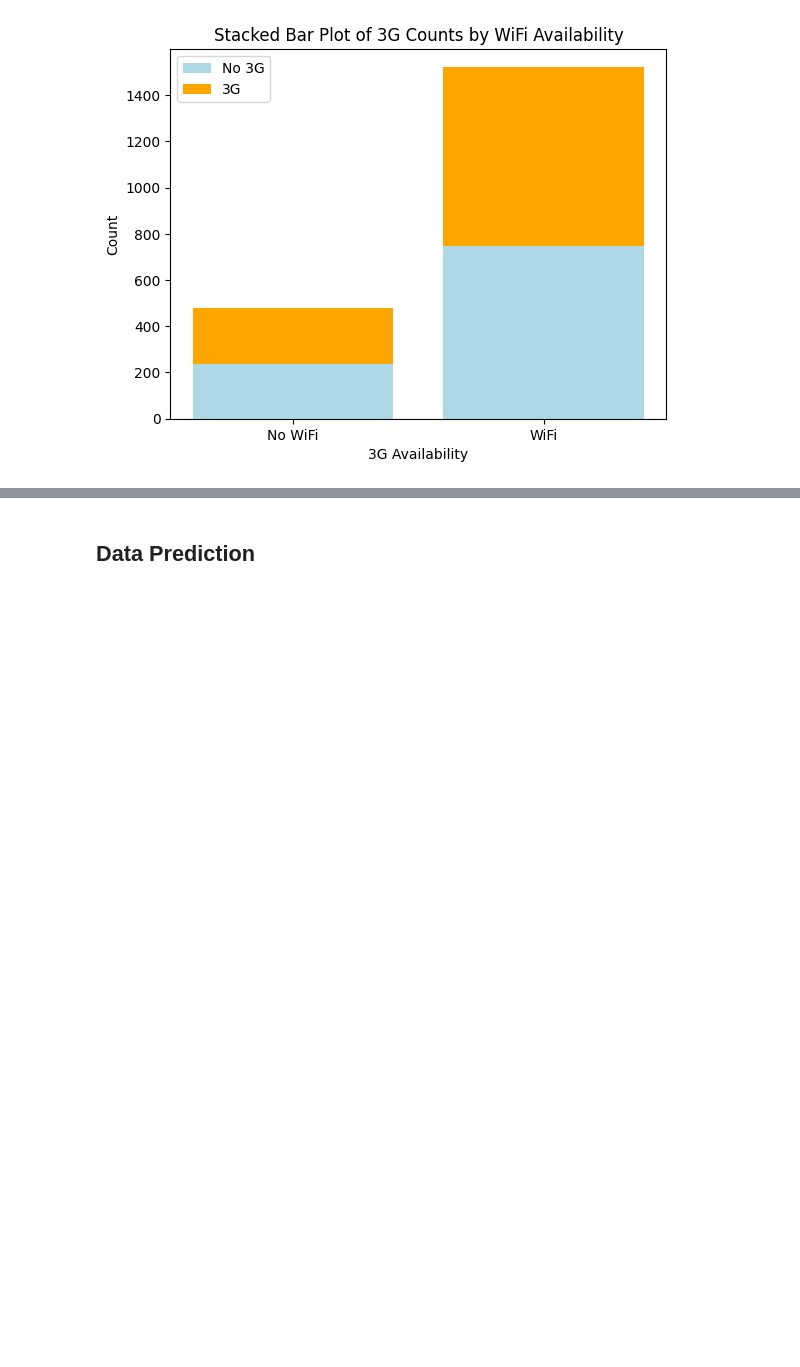
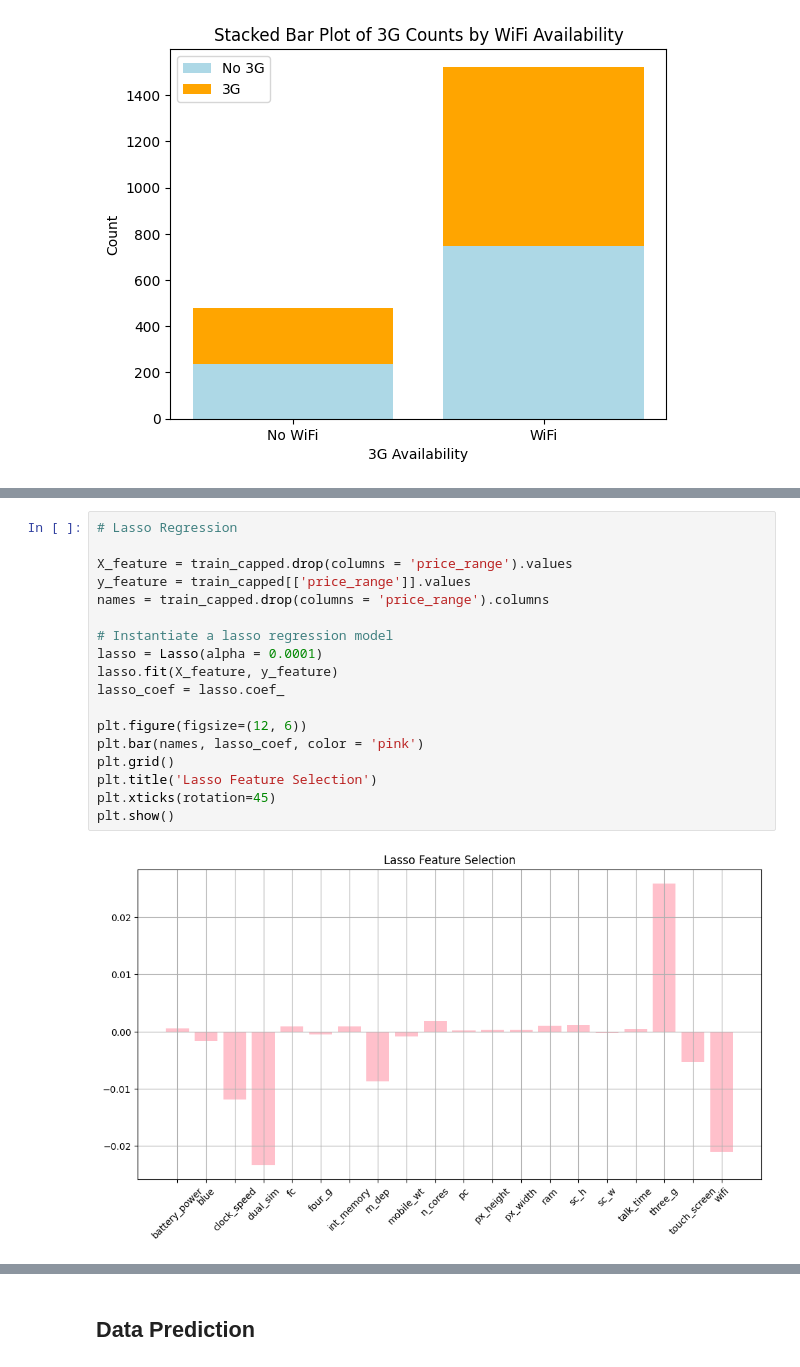
Before and after one commit to ProfessionalSalmon/Mobile_Price_Classification_Model, a Jupyter notebook: mobile_price.ipynb, the cells around one changed output, grey strips where cells are left out. Saved outputs shown, nothing was run; the diff lists cells and outputs as text; blank space fills up the shorter version.

```diff
--- a/mobile_price.ipynb
+++ b/mobile_price.ipynb
@@ -177,0 +213,20 @@ plt.show()
+# %%
+# Lasso Regression
+
+X_feature = train_capped.drop(columns = 'price_range').values
+y_feature = train_capped[['price_range']].values
+names = train_capped.drop(columns = 'price_range').columns
+
+# Instantiate a lasso regression model
+lasso = Lasso(alpha = 0.0001)
+lasso.fit(X_feature, y_feature)
+lasso_coef = lasso.coef_
+
+plt.figure(figsize=(12, 6))
+plt.bar(names, lasso_coef, color = 'pink')
+plt.grid()
+plt.title('Lasso Feature Selection')
+plt.xticks(rotation=45)
+plt.show()
+# %% [output]
+[figure, added]
```
Also changed, not shown: parts of 27 cells of this notebook.
